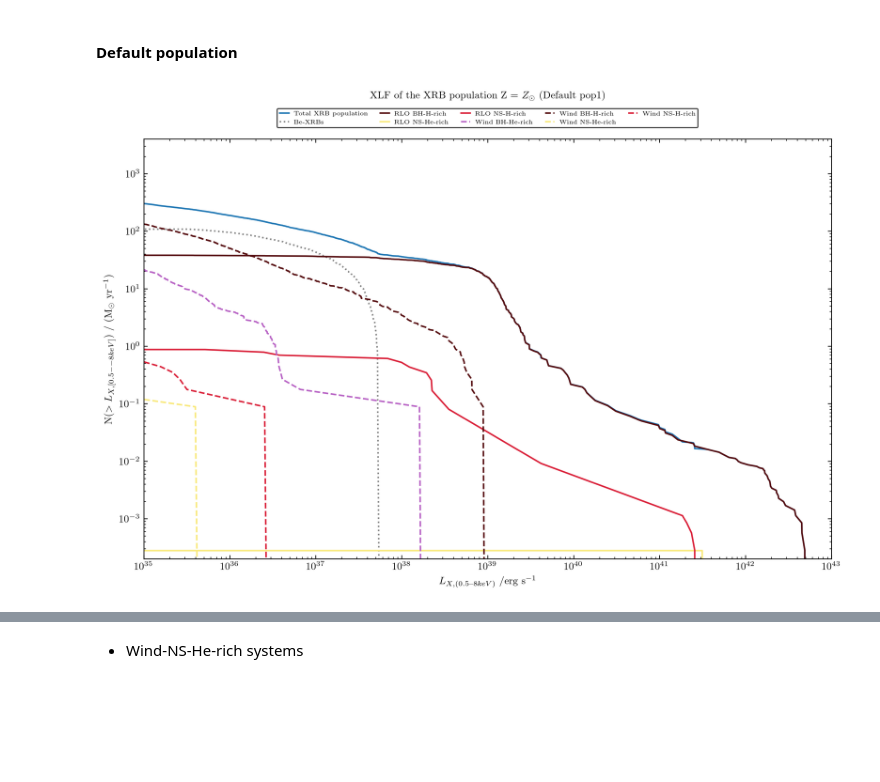
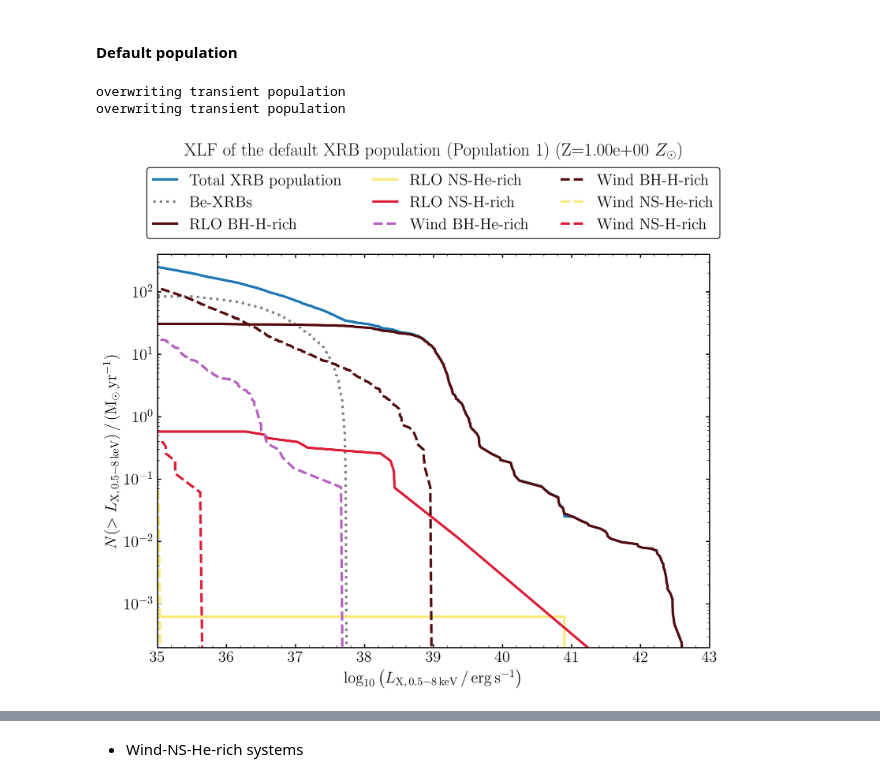
Before and after one commit to AArn80/Master_thesis, a Jupyter notebook: XLF_functions.ipynb, the cells around one changed output, grey strips where cells are left out. Drawn from its saved outputs; the diff is of its cells as text; code cells hidden in the pictures; blank space fills up the shorter version.

```diff
--- a/XLF_functions.ipynb
+++ b/XLF_functions.ipynb
@@ -2134,16 +2180,14 @@ def Plot_cumulative_XLF(transient_population, weights, SFR = 1.0, title=None, **
     - norm_factor (float, default=0.5) : Normalization factor L_x/L_bolo ~ 0.5 from Misra et al.[1] page 4
     - extend_to_edges (bool, default=True) : Whether to extend the CCDF to the edges of the plot.
 
-    Any other keyword arguments valid for matplotlib.pyplot.plot() can be passed and will be forwarded to the plot_ccdf function.
-'''
+    Any other keyword arguments valid for `matplotlib.pyplot` can be passed and will be forwarded to the plot_ccdf function.
+    '''
+
+    met = transient_population.population['metallicity'][0] if 'metallicity' in transient_population.population.columns else None
+    title = f"{title} (Z={met:.2e} $Z_{{\odot}}$)" if title and met is not None else title
 
 
-    SFR = 1.0
-    met = transient_population.population['metallicity'][0] if 'metallicity' in transient_population.population.columns else None
-    title = f"{title} (Z={met:.2e})" if title and met is not None else title
-
-
-    Lumino_range = (transient_population.population['Lx'] >= 1e35) & (transient_population.population['Lx'] <= 1e43)
+    Lumino_range = (np.log10(transient_population.population['Lx'] * 0.5) >= 35) & (np.log10(transient_population.population['Lx'] * 0.5) <= 43) #1e35) #1e43)
     RLO = transient_population.population['System_type'] == 'RLO'
     Be_XRB = transient_population.population['Binary_state'] == 'Be system'
     Wind = transient_population.population['System_type'] == 'Wind'
@@ -2155,7 +2199,7 @@ def Plot_cumulative_XLF(transient_population, weights, SFR = 1.0, title=None, **
     He_rich = transient_population.population['Donor_state'].str.contains('stripped_He', na=False)
 
 
-    fig , ax = plt.subplots(figsize=(12,8), dpi=300)
+    fig , ax = plt.subplots(figsize=(10,8), dpi=300)
     plot_ccdf(transient_population, ax, weights, Lumino_range, 'Total XRB population', SFR = SFR, linestyle='-', color='#1F77B4', **plot_kwargs)
     plot_ccdf(transient_population, ax, weights, Lumino_range & Be_XRB, 'Be-XRBs', SFR = SFR, linestyle=':', color='#808080',**plot_kwargs)
     plot_ccdf(transient_population, ax, weights, Lumino_range & RLO & BH & He_rich, 'RLO BH-He-rich', SFR = SFR, linestyle='-', color='#B760C4', **plot_kwargs)
@@ -2168,36 +2212,43 @@ def Plot_cumulative_XLF(transient_population, weights, SFR = 1.0, title=None, **
     plot_ccdf(transient_population, ax, weights, Lumino_range & Wind & NS & H1_rich , 'Wind NS-H-rich', SFR = SFR, linestyle='--', color='#DA1E37', **plot_kwargs)
 
 
-    ax.set_title(title if title else r'XLF of XRBs population', pad = 40)
-    ax.set_xscale('log')
+    ax.set_title(title if title else r'XLF of XRBs population', pad = 100, fontsize=18)
     ax.set_yscale('log')
-    ax.set_xlabel(r'$L_{X,(0.5–8 keV)}$ /erg s$^{-1}$')
-    ax.set_ylabel(r'N($> L_{X,[0.5--8 keV]}$) / (M$_\odot$ yr$^{-1}$)')
-    ax.set_xlim(1e35, 1e43)
-    ax.set_ylim(2e-4, 4e3)
-    legend = ax.legend(loc='lower center', bbox_to_anchor=(0.5, 1.02), bbox_transform=ax.transAxes,
-                       ncol=5, frameon=True, fancybox=True, edgecolor='k', handlelength=1.5, borderpad=0.4, fontsize=6)
-    fig.subplots_adjust(top=0.82)  # ajuster l'espace supérieur pour la légende
+    ax.set_xlabel(r'$\log_{10}\left(L_{\mathrm{X},\,0.5-8\,\mathrm{keV}} \,/\, \mathrm{erg\,s^{-1}}\right)$', fontsize=16)
+    ax.set_ylabel(r'$N(> L_{\mathrm{X},\,0.5-8\,\mathrm{keV}})\,/\,(\mathrm{M}_\odot\,\mathrm{yr}^{-1})$', fontsize=16)
+    ax.tick_params(axis='both', which='both', labelsize=16)
+    ax.set_xlim(35, 43)
+    ax.set_ylim(2e-4, 4e2)
+    ax.legend(loc='lower center', bbox_to_anchor=(0.5, 1.02), bbox_transform=ax.transAxes,
+              ncol=3, frameon=True, fancybox=True, edgecolor='k', handlelength=1.5, borderpad=0.4, fontsize=16)
+    fig.subplots_adjust(top=0.8)  # ajuster l'espace supérieur pour la légende
 
-    plt.show()
+
+    return fig, ax
 # %% [markdown]
 ### With create_transient_population()
 # %% [markdown]
 #### Default population
 # %%
 Trans_pop = selection.create_transient_population(XRB_selection_function, 'XRB_population')
+Trans_pop2 = selection2.create_transient_population(XRB_selection_function, 'XRB_population2')
+# %% [output]
+overwriting transient population
+overwriting transient population
 # %%
 stat_kwargs = {'primary_mass_min': 0.01,
                'primary_mass_max': 200.0,
                'secondary_mass_min': 0.01,
                'secondary_mass_max': 150.0,
                'orbital_period_min': 0.75,
-               'orbital_period_max': 6e3, #10^5.5
+               'orbital_period_max': 10**5.5,
                'q_min': 0.05,
                'q_max': 1.0,}
 # %%
-Weights, _ = Stat_XLF(Trans_pop, stat_kwargs=stat_kwargs)
+Weights = Stat_XLF(Trans_pop, stat_kwargs=stat_kwargs)
+Weights2 = Stat_XLF(Trans_pop2, stat_kwargs=stat_kwargs)
 # %%
-Plot_cumulative_XLF(Trans_pop, Weights, title = 'XLF of the XRB population Z = $Z_{\odot}$ (Default pop1)')
+
+Plot_cumulative_XLF(Trans_pop, Weights, title = 'XLF of the default XRB population (Population 1)', linewidth=2.5)
 # %% [output]
-[figure, old version]
+[figure, new version]
```
Also changed, not shown: parts of 21 cells of this notebook.
